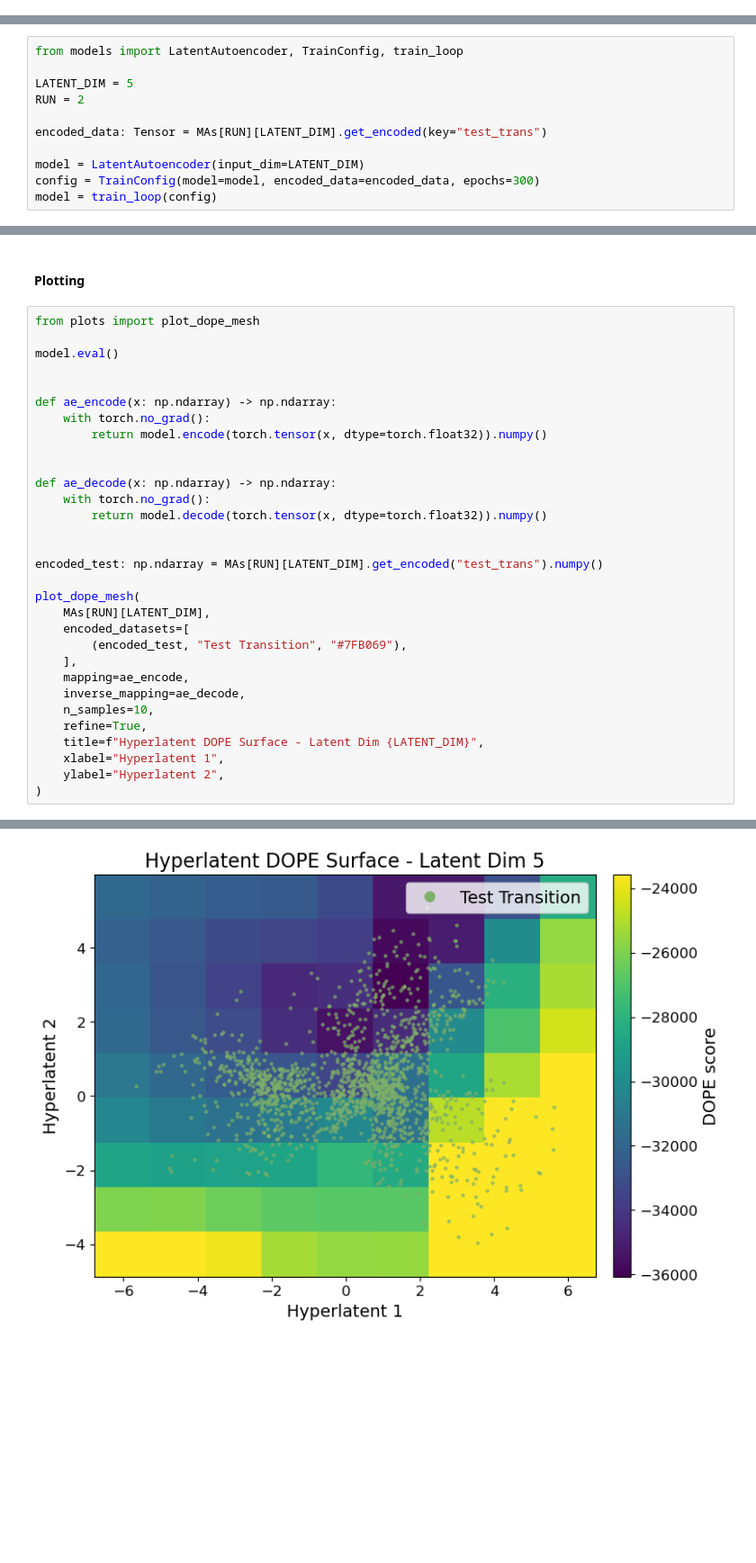
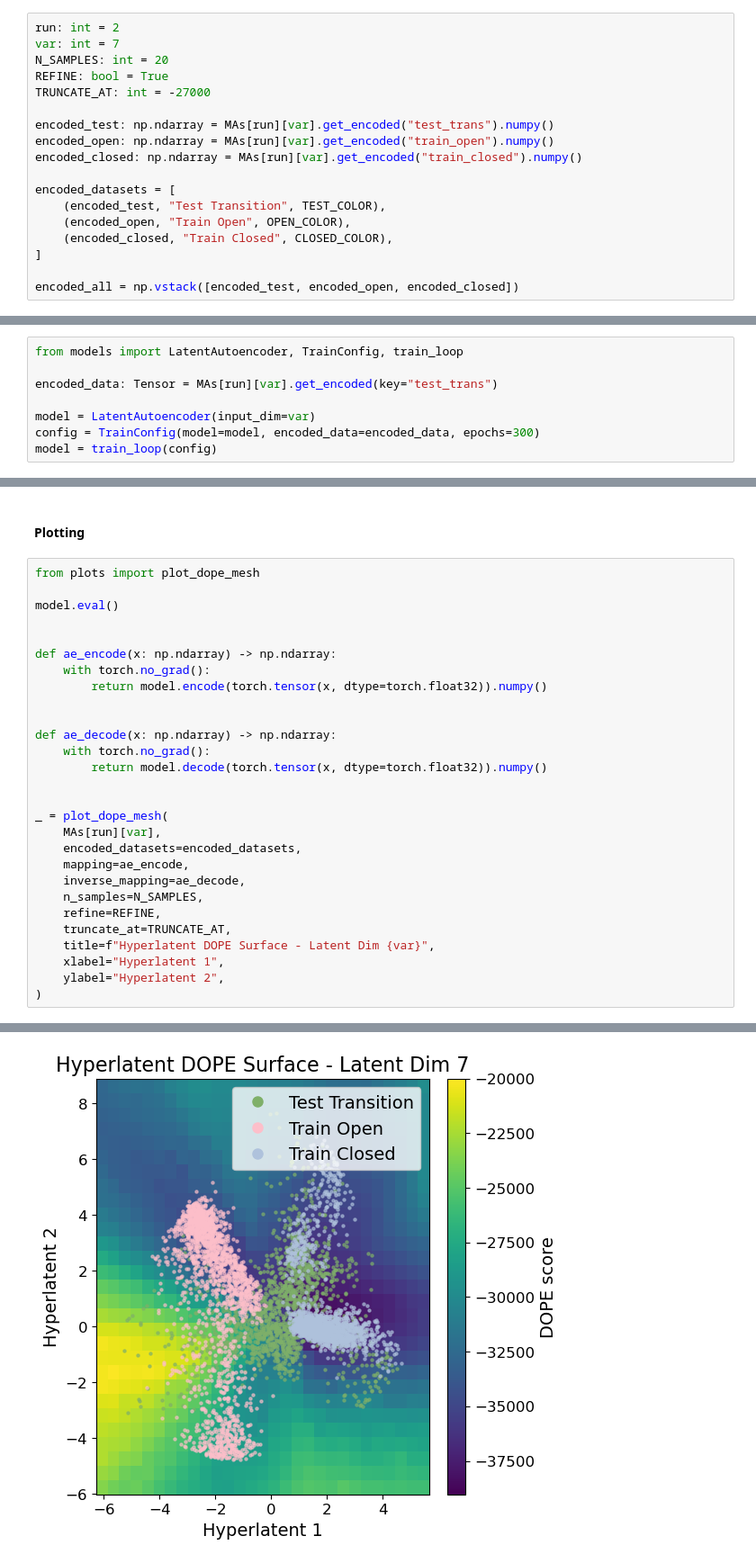
Before and after one commit to briandaniel14/molearn, a Jupyter notebook: analysis/cnn_multi_dim.ipynb, the cells around one changed output, grey strips where cells are left out. Shown at 90% size. Cells and saved outputs as stored; diff of their text form; blank space fills up the shorter version.

```diff
--- a/analysis/cnn_multi_dim.ipynb
+++ b/analysis/cnn_multi_dim.ipynb
@@ -406 +575,19 @@ for LATENT_DIM in TARGET_VARS:
+# %%
+run: int = 2
+var: int = 7
+N_SAMPLES: int = 20
+REFINE: bool = True
+TRUNCATE_AT: int = -27000
+
+encoded_test: np.ndarray = MAs[run][var].get_encoded("test_trans").numpy()
+encoded_open: np.ndarray = MAs[run][var].get_encoded("train_open").numpy()
+encoded_closed: np.ndarray = MAs[run][var].get_encoded("train_closed").numpy()
+
+encoded_datasets = [
+    (encoded_test, "Test Transition", TEST_COLOR),
+    (encoded_open, "Train Open", OPEN_COLOR),
+    (encoded_closed, "Train Closed", CLOSED_COLOR),
+]
+
+encoded_all = np.vstack([encoded_test, encoded_open, encoded_closed])
 # %% [markdown]
@@ -749,11 +666,8 @@ The flow of data would be D -> 2 -> D so this autoencoder should work bidirectio
 # %%
 from models import LatentAutoencoder, TrainConfig, train_loop
 
-LATENT_DIM = 5
-RUN = 2
+encoded_data: Tensor = MAs[run][var].get_encoded(key="test_trans")
 
-encoded_data: Tensor = MAs[RUN][LATENT_DIM].get_encoded(key="test_trans")
-
-model = LatentAutoencoder(input_dim=LATENT_DIM)
+model = LatentAutoencoder(input_dim=var)
 config = TrainConfig(model=model, encoded_data=encoded_data, epochs=300)
 model = train_loop(config)
@@ -793,18 +689,15 @@ def ae_decode(x: np.ndarray) -> np.ndarray:
         return model.decode(torch.tensor(x, dtype=torch.float32)).numpy()
 
 
-encoded_test: np.ndarray = MAs[RUN][LATENT_DIM].get_encoded("test_trans").numpy()
-
-plot_dope_mesh(
-    MAs[RUN][LATENT_DIM],
-    encoded_datasets=[
-        (encoded_test, "Test Transition", "#7FB069"),
-    ],
+_ = plot_dope_mesh(
+    MAs[run][var],
+    encoded_datasets=encoded_datasets,
     mapping=ae_encode,
     inverse_mapping=ae_decode,
-    n_samples=10,
-    refine=True,
-    title=f"Hyperlatent DOPE Surface - Latent Dim {LATENT_DIM}",
+    n_samples=N_SAMPLES,
+    refine=REFINE,
+    truncate_at=TRUNCATE_AT,
+    title=f"Hyperlatent DOPE Surface - Latent Dim {var}",
     xlabel="Hyperlatent 1",
     ylabel="Hyperlatent 2",
 )
@@ -813,2 +706,2 @@ Decoding 10x10 = 100 grid points...
 Computing DOPE scores...
-[figure, old version]
+[figure, new version]
```
Also changed, not shown: parts of 28 cells of this notebook, 5 other files.
